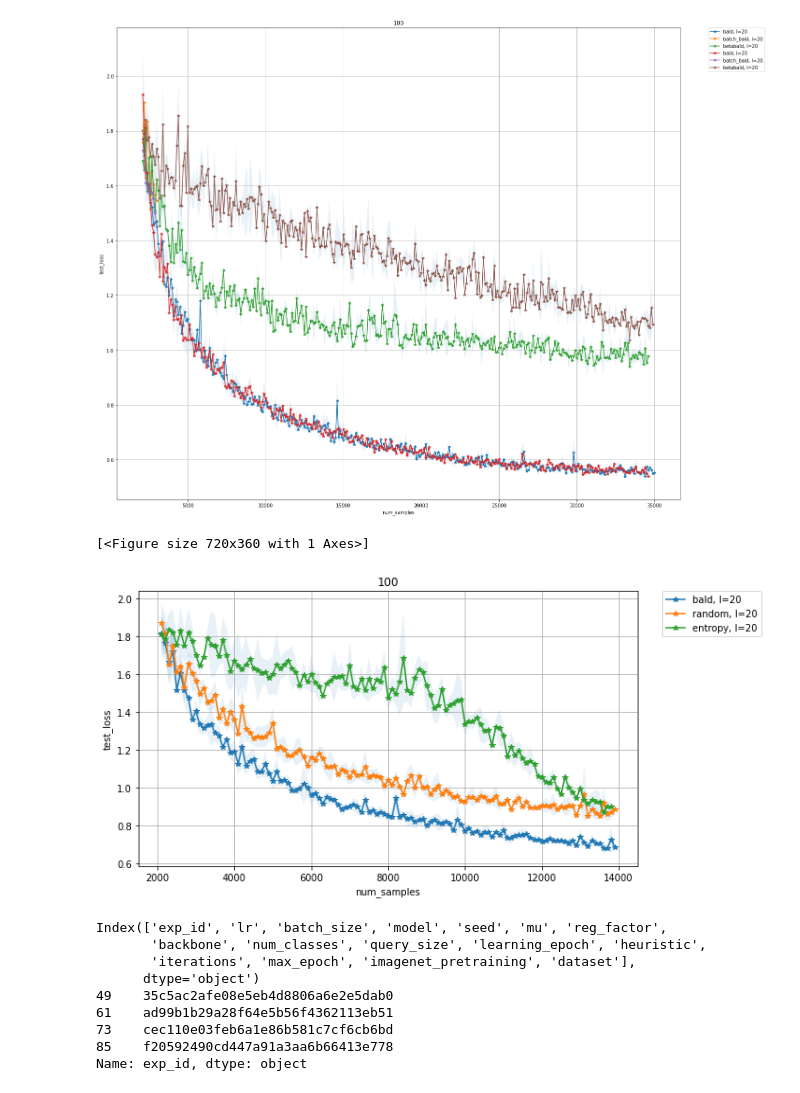
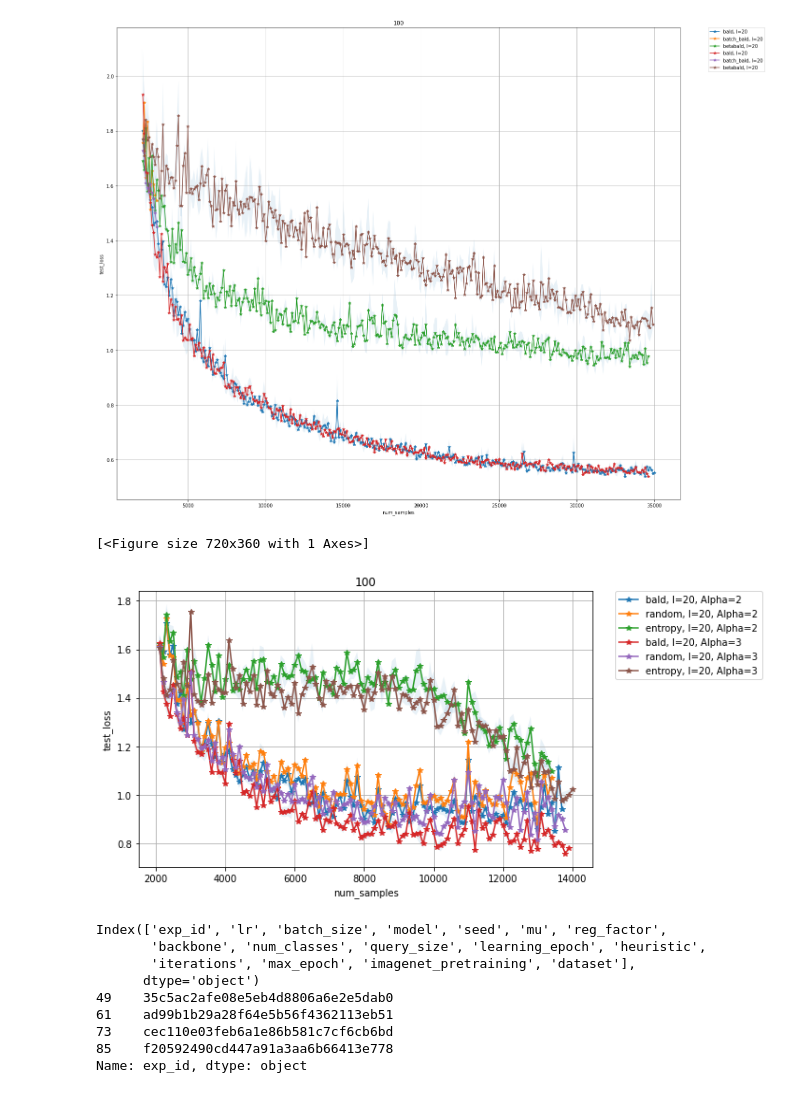
Before and after one commit to ServiceNow/synbols, a Jupyter notebook: benchmarks/notebooks/track_experiments.ipynb, the cells around one changed output. Cells and saved outputs as stored; diff of their text form; code cells hidden in the pictures.

```diff
--- a/benchmarks/notebooks/track_experiments.ipynb
+++ b/benchmarks/notebooks/track_experiments.ipynb
@@ -158,7 +205,7 @@ rm.get_plot(**kwargs)
 # please define the path to the experiments
 savedir_base = "/mnt/projects/bayesian-active-learning/synbols_ckpt"
 from benchmarks.scripts.active_learning import EXP_GROUPS
-exp_list = EXP_GROUPS['active_char_calibrated']
+exp_list = EXP_GROUPS['active_char_mixup']
 
 # get specific experiments, for example, {'model':'resnet34'}
 filterby_list = None
@@ -171,36 +218,36 @@ y_metrics='test_loss'
 x_metric='num_samples'
 log_metric_list = ['train_loss']
 map_exp_list = []
 title_list=['query_size']
-legend_list=['heuristic', 'iterations']
+legend_list=['heuristic', 'iterations', 'mixup_alpha']
 avg_across='seed'
-legend_format = '{}, I={}'
+legend_format = '{}, I={}, Alpha={}'
 
 # get experiments
 rm = hr.ResultManager(exp_list=exp_list,
                       savedir_base=savedir_base,
                       filterby_list=filterby_list,
                       verbose=verbose
                      )
 kwargs = {
     'y_metric': y_metrics,
     'x_metric': x_metric,
     'log_metric_list': log_metric_list,
     'map_exp_list': map_exp_list,
     'title_list':title_list,
     'legend_list': legend_list,
     'avg_across': avg_across,
     'figsize': (10, 5),
     'legend_format': legend_format,
     'groupby_list': ['query_size']
 }
 
 
 # launch dashboard
 rm.get_plot(**kwargs)
 # %% [output]
 [<Figure size 720x360 with 1 Axes>]
-[figure, old version]
+[figure, new version]
 # %%
 print(df.columns)
 
```
Also changed, not shown: parts of 1 cell of this notebook, 3 other files.
